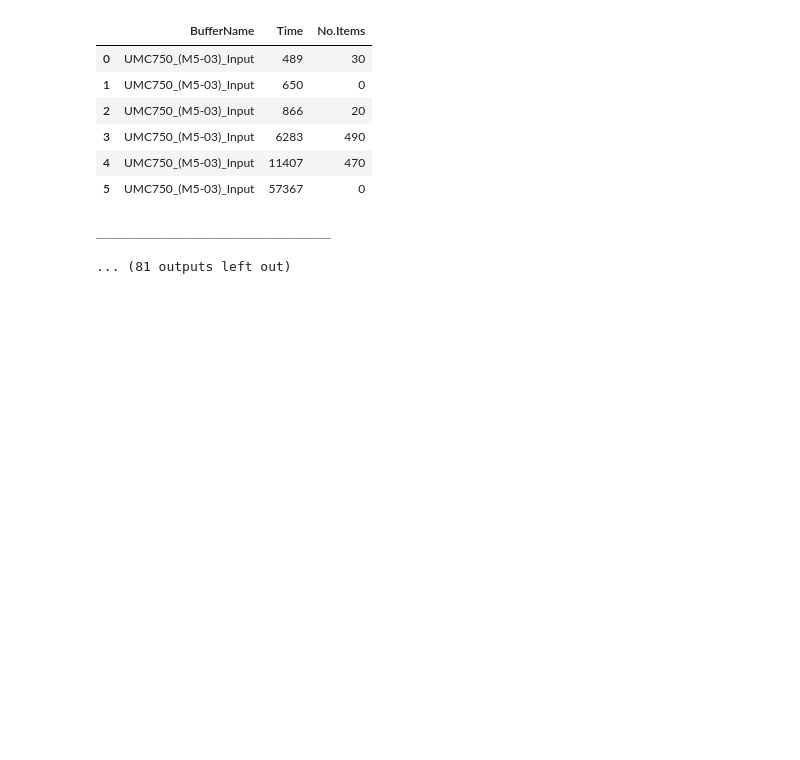
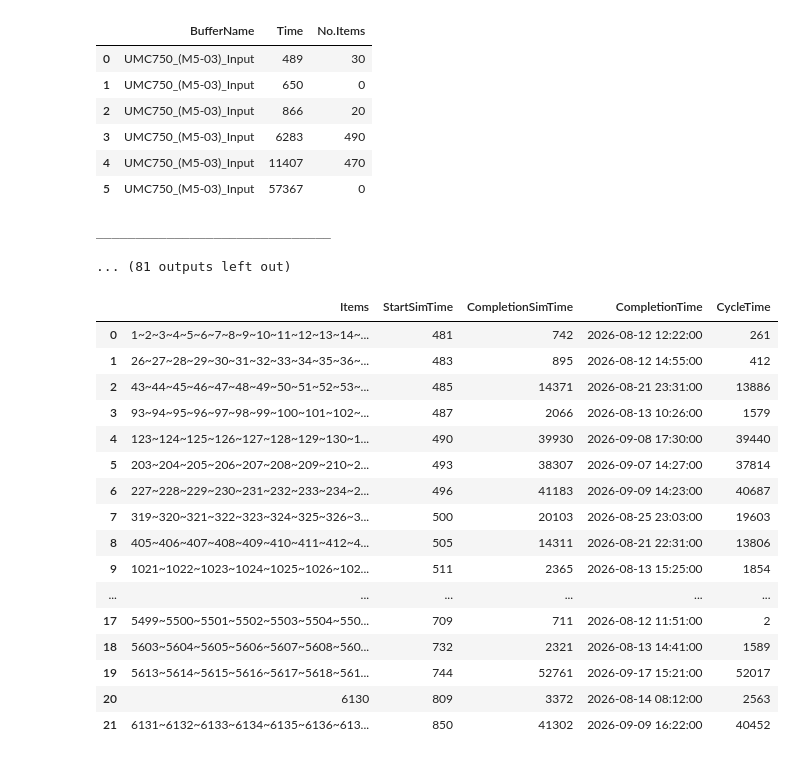
Before and after one commit to muratfirat78/ProductionPlanning, a Jupyter notebook: Simulation.ipynb, the cells around one changed output. Saved outputs shown, nothing was run; the diff lists cells and outputs as text; code cells hidden in the pictures; blank space fills up the shorter version.

```diff
--- a/Simulation.ipynb
+++ b/Simulation.ipynb
@@ -242,30 +242,49 @@ order_results = []
 for items, order_df in exec_df.dropna(subset=["Items"]).groupby("Items"):
     start_events = order_df[
         (order_df["EventName"] == "Trailer Loading") &
         (order_df["Location"] == central_location)
     ]
 
     completion_events = order_df[
         (order_df["EventName"] == "Trailer Unloading") &
         (order_df["Location"] == central_location)
     ]
 
     if start_events.empty or completion_events.empty:
         continue
 
     start_event = start_events.sort_values("SimTime").iloc[0]
     completion_event = completion_events.sort_values("SimTime").iloc[-1]
 
     order_results.append({
         "Items": items,
         "StartSimTime": start_event["SimTime"],
         "CompletionSimTime": completion_event["SimTime"],
         "CompletionTime": completion_event["Date"],
         "CycleTime": (
             completion_event["SimTime"] -
             start_event["SimTime"]
         )
     })
 
 orders_df = pd.DataFrame(order_results).sort_values("StartSimTime").reset_index(drop=True)
+orders_df.to_csv("Order completion time.csv")
 display(orders_df)
+# %% [output]
+|  | Items | StartSimTime | CompletionSimTime | CompletionTime | CycleTime |
+| 0 | 1~2~3~4~5~6~7~8~9~10~11~12~13~14~... | 481 | 742 | 2026-08-12 12:22:00 | 261 |
+| 1 | 26~27~28~29~30~31~32~33~34~35~36~... | 483 | 895 | 2026-08-12 14:55:00 | 412 |
+| 2 | 43~44~45~46~47~48~49~50~51~52~53~... | 485 | 14371 | 2026-08-21 23:31:00 | 13886 |
+| 3 | 93~94~95~96~97~98~99~100~101~102~... | 487 | 2066 | 2026-08-13 10:26:00 | 1579 |
+| 4 | 123~124~125~126~127~128~129~130~1... | 490 | 39930 | 2026-09-08 17:30:00 | 39440 |
+| 5 | 203~204~205~206~207~208~209~210~2... | 493 | 38307 | 2026-09-07 14:27:00 | 37814 |
+| 6 | 227~228~229~230~231~232~233~234~2... | 496 | 41183 | 2026-09-09 14:23:00 | 40687 |
+| 7 | 319~320~321~322~323~324~325~326~3... | 500 | 20103 | 2026-08-25 23:03:00 | 19603 |
+| 8 | 405~406~407~408~409~410~411~412~4... | 505 | 14311 | 2026-08-21 22:31:00 | 13806 |
+| 9 | 1021~1022~1023~1024~1025~1026~102... | 511 | 2365 | 2026-08-13 15:25:00 | 1854 |
+| ... | ... | ... | ... | ... | ... |
+| 17 | 5499~5500~5501~5502~5503~5504~550... | 709 | 711 | 2026-08-12 11:51:00 | 2 |
+| 18 | 5603~5604~5605~5606~5607~5608~560... | 732 | 2321 | 2026-08-13 14:41:00 | 1589 |
+| 19 | 5613~5614~5615~5616~5617~5618~561... | 744 | 52761 | 2026-09-17 15:21:00 | 52017 |
+| 20 | 6130 | 809 | 3372 | 2026-08-14 08:12:00 | 2563 |
+| 21 | 6131~6132~6133~6134~6135~6136~613... | 850 | 41302 | 2026-09-09 16:22:00 | 40452 |
```
Also changed, not shown: parts of 1 cell of this notebook, 1 other file.
